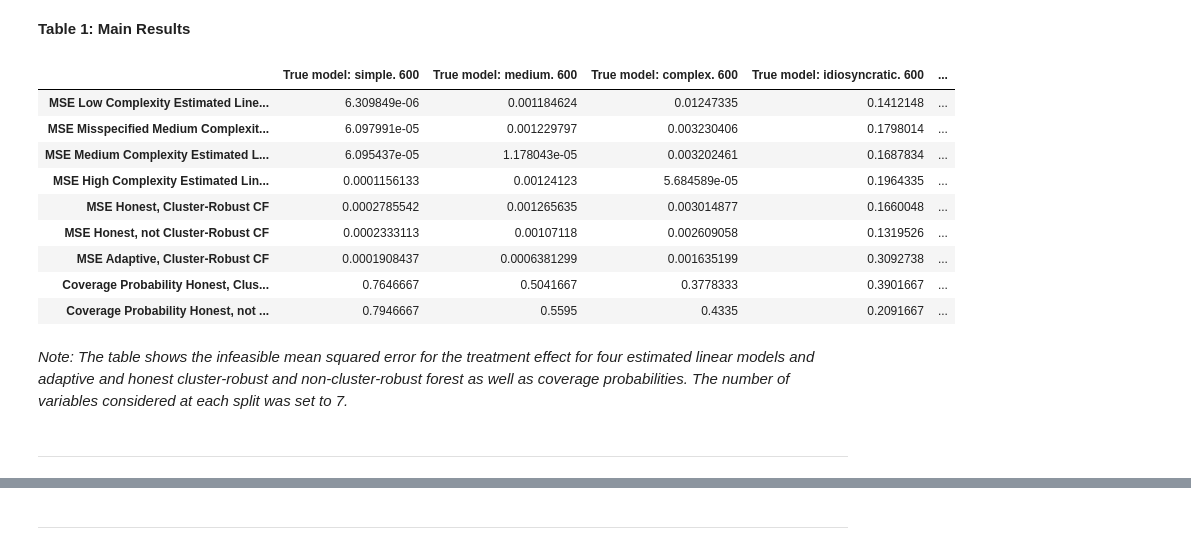
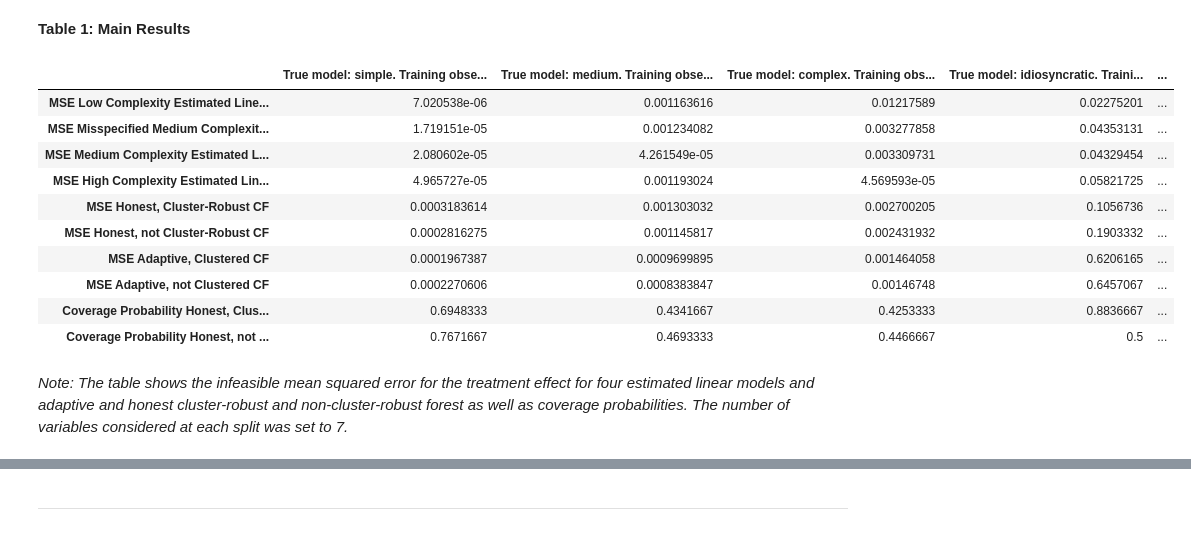
Before and after one commit to gerwinkiessling/CompStat, a Jupyter notebook: Project_Corruption.ipynb, the cells around one changed output, grey strips where cells are left out. Saved outputs shown, nothing was run; the diff lists cells and outputs as text; code cells hidden in the pictures.

```diff
--- a/Project_Corruption.ipynb
+++ b/Project_Corruption.ipynb
@@ -317,19 +333,20 @@ Table 1 presents the main results of the simulation study. It shows the infeasib
 # %% [markdown]
 **Table 1: Main Results**
 # %%
-table_function(observations=c(600, 6000), n_test=6000, models=c('simple', 'medium', 'complex', 'idiosyncratic'), n.trees=2000, N_clusters=150)
+table_function(observations=c(600, 6000), n_test=6000,
+               models=c('simple', 'medium', 'complex', 'idiosyncratic'),
+               n.trees=2000, N_clusters=150)
 # %% [output]
-|  | True model: simple. 600 | True model: medium. 600 | True model: complex. 600 | True model: idiosyncratic. 600 | ... |
-| MSE Low Complexity Estimated Line... | 6.309849e-06 | 0.001184624 | 0.01247335 | 0.1412148 | ... |
-| MSE Misspecified Medium Complexit... | 6.097991e-05 | 0.001229797 | 0.003230406 | 0.1798014 | ... |
-| MSE Medium Complexity Estimated L... | 6.095437e-05 | 1.178043e-05 | 0.003202461 | 0.1687834 | ... |
-| MSE High Complexity Estimated Lin... | 0.0001156133 | 0.00124123 | 5.684589e-05 | 0.1964335 | ... |
-| MSE Honest, Cluster-Robust CF | 0.0002785542 | 0.001265635 | 0.003014877 | 0.1660048 | ... |
-| MSE Honest, not Cluster-Robust CF | 0.0002333113 | 0.00107118 | 0.002609058 | 0.1319526 | ... |
-| MSE Adaptive, Cluster-Robust CF | 0.0001908437 | 0.0006381299 | 0.001635199 | 0.3092738 | ... |
-| Coverage Probability Honest, Clus... | 0.7646667 | 0.5041667 | 0.3778333 | 0.3901667 | ... |
-| Coverage Probability Honest, not ... | 0.7946667 | 0.5595 | 0.4335 | 0.2091667 | ... |
+|  | True model: simple. Training obse... | True model: medium. Training obse... | True model: complex. Training obs... | True model: idiosyncratic. Traini... | ... |
+| MSE Low Complexity Estimated Line... | 7.020538e-06 | 0.001163616 | 0.01217589 | 0.02275201 | ... |
+| MSE Misspecified Medium Complexit... | 1.719151e-05 | 0.001234082 | 0.003277858 | 0.04353131 | ... |
+| MSE Medium Complexity Estimated L... | 2.080602e-05 | 4.261549e-05 | 0.003309731 | 0.04329454 | ... |
+| MSE High Complexity Estimated Lin... | 4.965727e-05 | 0.001193024 | 4.569593e-05 | 0.05821725 | ... |
+| MSE Honest, Cluster-Robust CF | 0.0003183614 | 0.001303032 | 0.002700205 | 0.1056736 | ... |
+| MSE Honest, not Cluster-Robust CF | 0.0002816275 | 0.001145817 | 0.002431932 | 0.1903332 | ... |
+| MSE Adaptive, Clustered CF | 0.0001967387 | 0.0009699895 | 0.001464058 | 0.6206165 | ... |
+| MSE Adaptive, not Clustered CF | 0.0002270606 | 0.0008383847 | 0.00146748 | 0.6457067 | ... |
+| Coverage Probability Honest, Clus... | 0.6948333 | 0.4341667 | 0.4253333 | 0.8836667 | ... |
+| Coverage Probability Honest, not ... | 0.7671667 | 0.4693333 | 0.4466667 | 0.5 | ... |
 # %% [markdown]
 _Note: The table shows the infeasible mean squared error for the treatment effect for four estimated linear models and adaptive and honest cluster-robust and non-cluster-robust forest as well as coverage probabilities. The number of variables considered at each split was set to 7._
-# %% [markdown]
----
```
Also changed, not shown: parts of 28 cells of this notebook.
